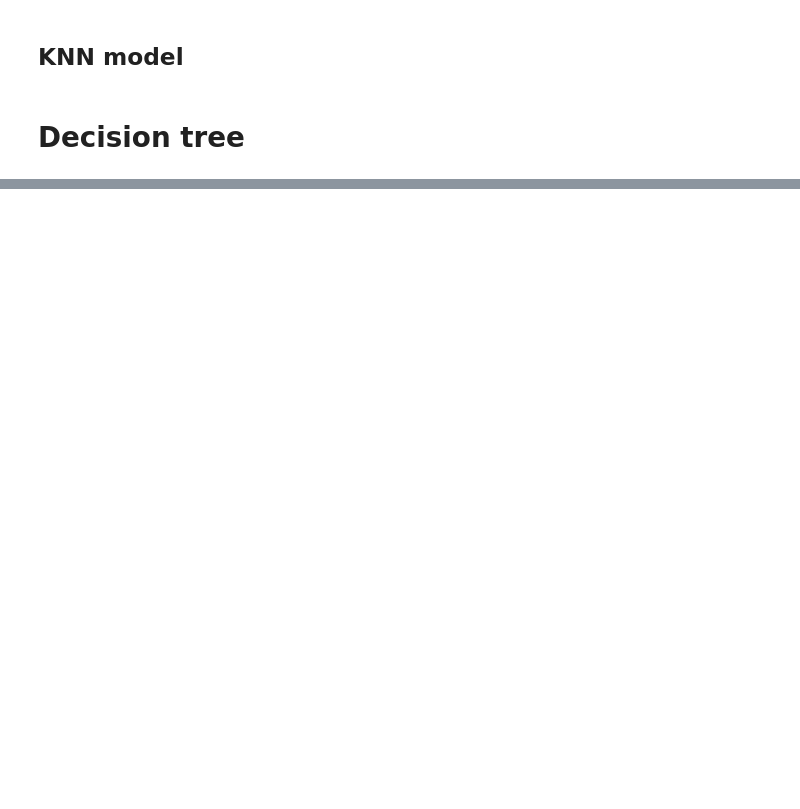
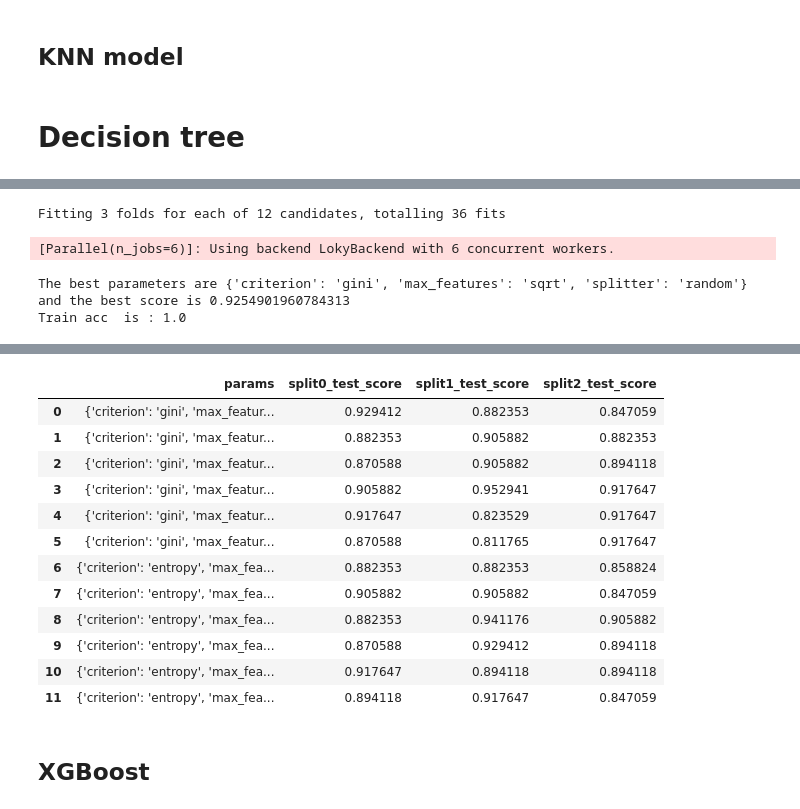
Before and after one commit to Stebf-22/PSIV, a Jupyter notebook: 01-Car_license_detection/Models.ipynb, the cells around one changed output, grey strips where cells are left out. Saved outputs shown, nothing was run; the diff lists cells and outputs as text; code cells hidden in the pictures; blank space fills up the shorter version.

```diff
--- a/01-Car_license_detection/Models.ipynb
+++ b/01-Car_license_detection/Models.ipynb
@@ -159,0 +311,10 @@ class DTCHandler:
+# %%
+# DTC
+dtc = DTCHandler(np.array(X_data), np.array(y_data), n_splits = 3)
+dtc.fit(True, True)
+dtc.df_Grid()
+# %% [output]
+Fitting 3 folds for each of 12 candidates, totalling 36 fits
+[Parallel(n_jobs=6)]: Using backend LokyBackend with 6 concurrent workers.
+The best parameters are {'criterion': 'gini', 'max_features': 'sqrt', 'splitter': 'random'} and the best score is 0.9254901960784313
+Train acc  is : 1.0
@@ -159,0 +322,15 @@ class DTCHandler:
+|  | params | split0_test_score | split1_test_score | split2_test_score |
+| 0 | {'criterion': 'gini', 'max_featur... | 0.929412 | 0.882353 | 0.847059 |
+| 1 | {'criterion': 'gini', 'max_featur... | 0.882353 | 0.905882 | 0.882353 |
+| 2 | {'criterion': 'gini', 'max_featur... | 0.870588 | 0.905882 | 0.894118 |
+| 3 | {'criterion': 'gini', 'max_featur... | 0.905882 | 0.952941 | 0.917647 |
+| 4 | {'criterion': 'gini', 'max_featur... | 0.917647 | 0.823529 | 0.917647 |
+| 5 | {'criterion': 'gini', 'max_featur... | 0.870588 | 0.811765 | 0.917647 |
+| 6 | {'criterion': 'entropy', 'max_fea... | 0.882353 | 0.882353 | 0.858824 |
+| 7 | {'criterion': 'entropy', 'max_fea... | 0.905882 | 0.905882 | 0.847059 |
+| 8 | {'criterion': 'entropy', 'max_fea... | 0.882353 | 0.941176 | 0.905882 |
+| 9 | {'criterion': 'entropy', 'max_fea... | 0.870588 | 0.929412 | 0.894118 |
+| 10 | {'criterion': 'entropy', 'max_fea... | 0.917647 | 0.894118 | 0.894118 |
+| 11 | {'criterion': 'entropy', 'max_fea... | 0.894118 | 0.917647 | 0.847059 |
+# %% [markdown]
+## XGBoost
```
Also changed, not shown: parts of 15 cells of this notebook.
